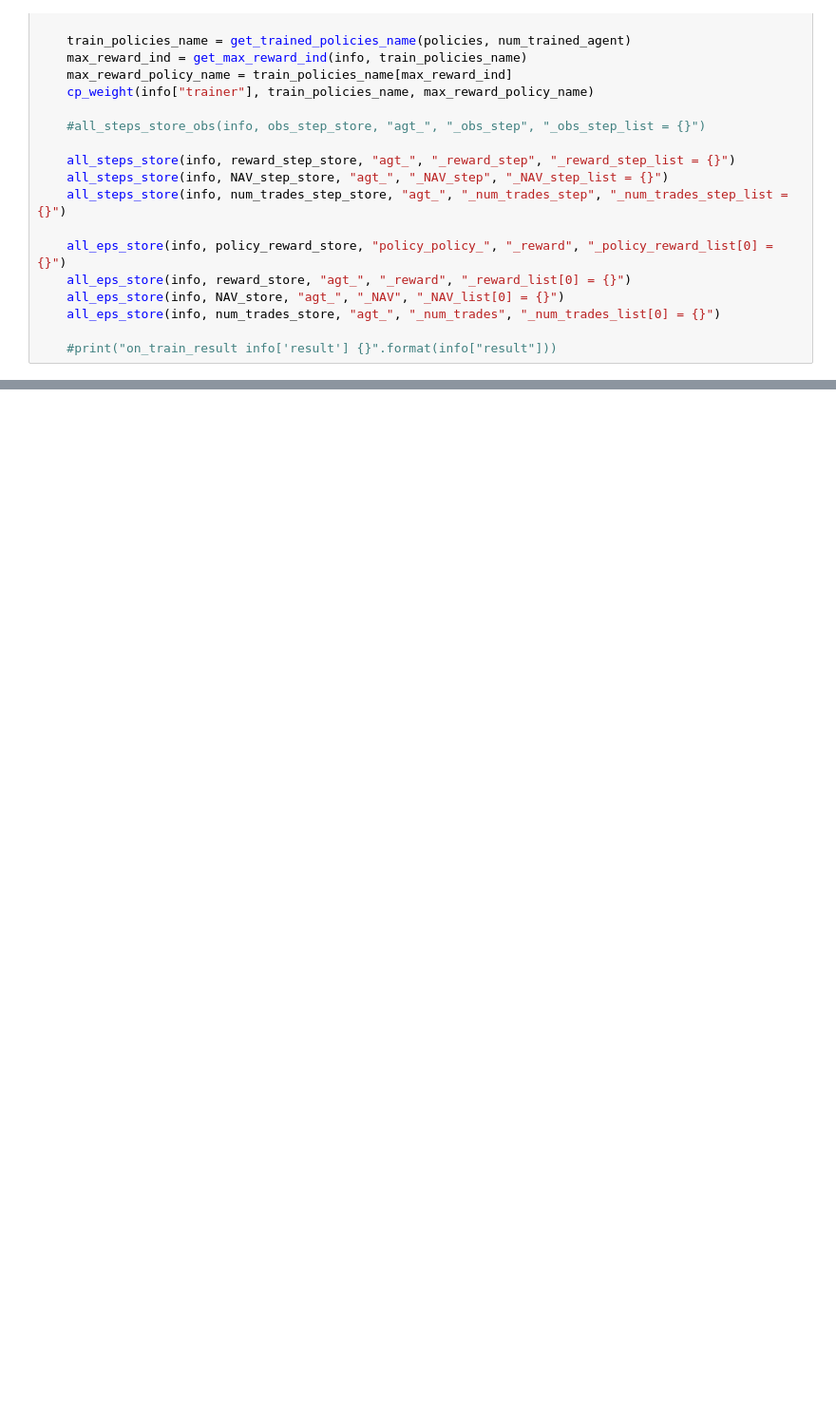
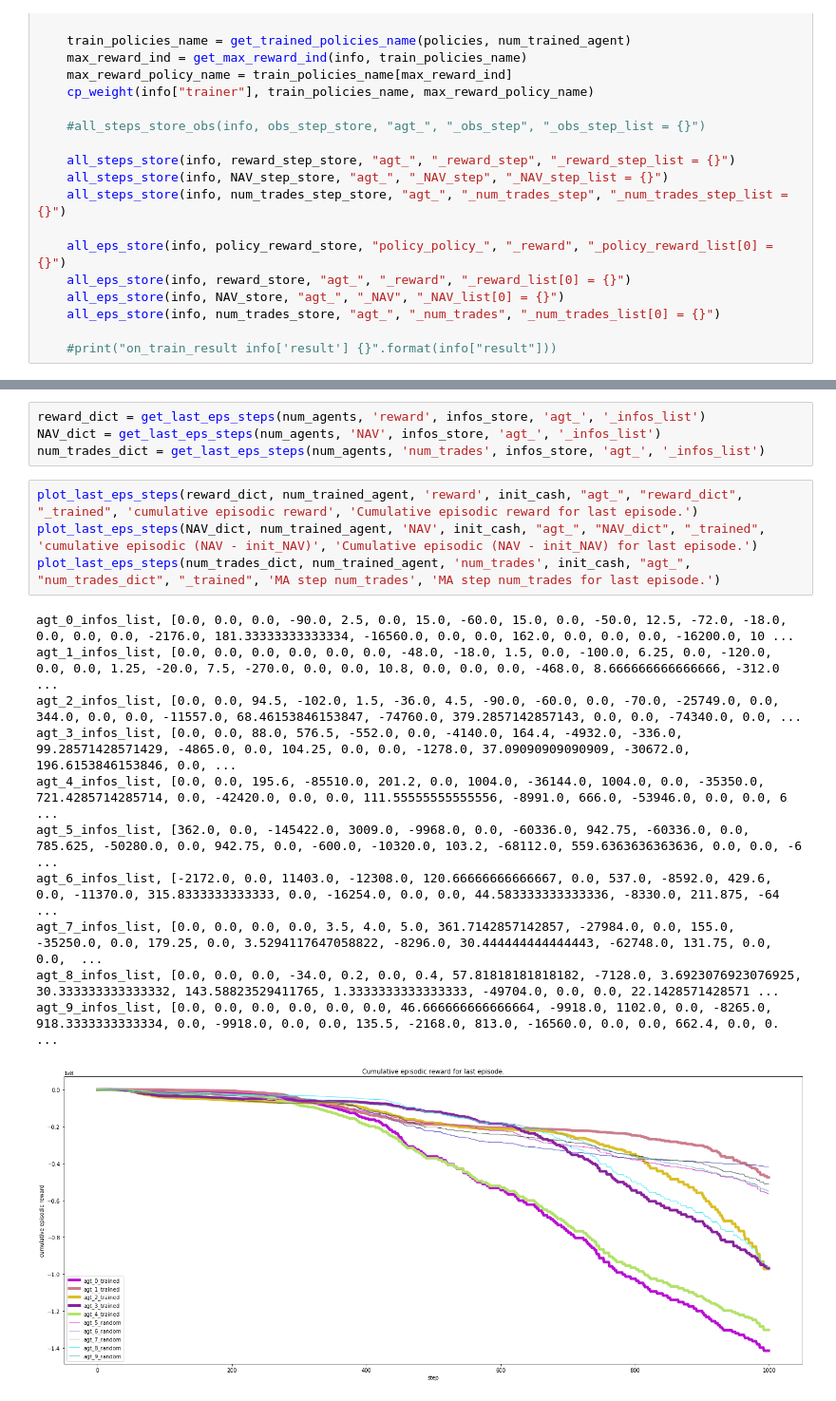
Before and after one commit to ChuaCheowHuan/gym-continuousDoubleAuction, a Jupyter notebook: gym_continuousDoubleAuction/CDA_env_RLlib.ipynb, the cells around one changed output, grey strips where cells are left out. Shown at 95% size. Saved outputs shown, nothing was run; the diff lists cells and outputs as text; blank space fills up the shorter version.

```diff
--- a/gym_continuousDoubleAuction/CDA_env_RLlib.ipynb
+++ b/gym_continuousDoubleAuction/CDA_env_RLlib.ipynb
@@ -534,0 +599,20 @@ load_json(write_last_eps_steps_dir, max_step, obs_store, act_store)
+# %%
+reward_dict = get_last_eps_steps(num_agents, 'reward', infos_store, 'agt_', '_infos_list')
+NAV_dict = get_last_eps_steps(num_agents, 'NAV', infos_store, 'agt_', '_infos_list')
+num_trades_dict = get_last_eps_steps(num_agents, 'num_trades', infos_store, 'agt_', '_infos_list')
+# %%
+plot_last_eps_steps(reward_dict, num_trained_agent, 'reward', init_cash, "agt_", "reward_dict", "_trained", 'cumulative episodic reward', 'Cumulative episodic reward for last episode.')
+plot_last_eps_steps(NAV_dict, num_trained_agent, 'NAV', init_cash, "agt_", "NAV_dict", "_trained", 'cumulative episodic (NAV - init_NAV)', 'Cumulative episodic (NAV - init_NAV) for last episode.')
+plot_last_eps_steps(num_trades_dict, num_trained_agent, 'num_trades', init_cash, "agt_", "num_trades_dict", "_trained", 'MA step num_trades', 'MA step num_trades for last episode.')
+# %% [output]
+agt_0_infos_list, [0.0, 0.0, 0.0, -90.0, 2.5, 0.0, 15.0, -60.0, 15.0, 0.0, -50.0, 12.5, -72.0, -18.0, 0.0, 0.0, 0.0, -2176.0, 181.33333333333334, -16560.0, 0.0, 0.0, 162.0, 0.0, 0.0, 0.0, -16200.0, 10 ...
+agt_1_infos_list, [0.0, 0.0, 0.0, 0.0, 0.0, 0.0, -48.0, -18.0, 1.5, 0.0, -100.0, 6.25, 0.0, -120.0, 0.0, 0.0, 1.25, -20.0, 7.5, -270.0, 0.0, 0.0, 10.8, 0.0, 0.0, 0.0, -468.0, 8.666666666666666, -312.0 ...
+agt_2_infos_list, [0.0, 0.0, 94.5, -102.0, 1.5, -36.0, 4.5, -90.0, -60.0, 0.0, -70.0, -25749.0, 0.0, 344.0, 0.0, 0.0, -11557.0, 68.46153846153847, -74760.0, 379.2857142857143, 0.0, 0.0, -74340.0, 0.0, ...
+agt_3_infos_list, [0.0, 0.0, 88.0, 576.5, -552.0, 0.0, -4140.0, 164.4, -4932.0, -336.0, 99.28571428571429, -4865.0, 0.0, 104.25, 0.0, 0.0, -1278.0, 37.09090909090909, -30672.0, 196.6153846153846, 0.0, ...
+agt_4_infos_list, [0.0, 0.0, 195.6, -85510.0, 201.2, 0.0, 1004.0, -36144.0, 1004.0, 0.0, -35350.0, 721.4285714285714, 0.0, -42420.0, 0.0, 0.0, 111.55555555555556, -8991.0, 666.0, -53946.0, 0.0, 0.0, 6 ...
+agt_5_infos_list, [362.0, 0.0, -145422.0, 3009.0, -9968.0, 0.0, -60336.0, 942.75, -60336.0, 0.0, 785.625, -50280.0, 0.0, 942.75, 0.0, -600.0, -10320.0, 103.2, -68112.0, 559.6363636363636, 0.0, 0.0, -6 ...
+agt_6_infos_list, [-2172.0, 0.0, 11403.0, -12308.0, 120.66666666666667, 0.0, 537.0, -8592.0, 429.6, 0.0, -11370.0, 315.8333333333333, 0.0, -16254.0, 0.0, 0.0, 44.583333333333336, -8330.0, 211.875, -64 ...
+agt_7_infos_list, [0.0, 0.0, 0.0, 0.0, 3.5, 4.0, 5.0, 361.7142857142857, -27984.0, 0.0, 155.0, -35250.0, 0.0, 179.25, 0.0, 3.5294117647058822, -8296.0, 30.444444444444443, -62748.0, 131.75, 0.0, 0.0,  ...
+agt_8_infos_list, [0.0, 0.0, 0.0, -34.0, 0.2, 0.0, 0.4, 57.81818181818182, -7128.0, 3.6923076923076925, 30.333333333333332, 143.58823529411765, 1.3333333333333333, -49704.0, 0.0, 0.0, 22.1428571428571 ...
+agt_9_infos_list, [0.0, 0.0, 0.0, 0.0, 0.0, 0.0, 46.666666666666664, -9918.0, 1102.0, 0.0, -8265.0, 918.3333333333334, 0.0, -9918.0, 0.0, 0.0, 135.5, -2168.0, 813.0, -16560.0, 0.0, 0.0, 662.4, 0.0, 0. ...
+[figure, added]
```
Also changed, not shown: parts of 17 cells of this notebook, 4 other files.
